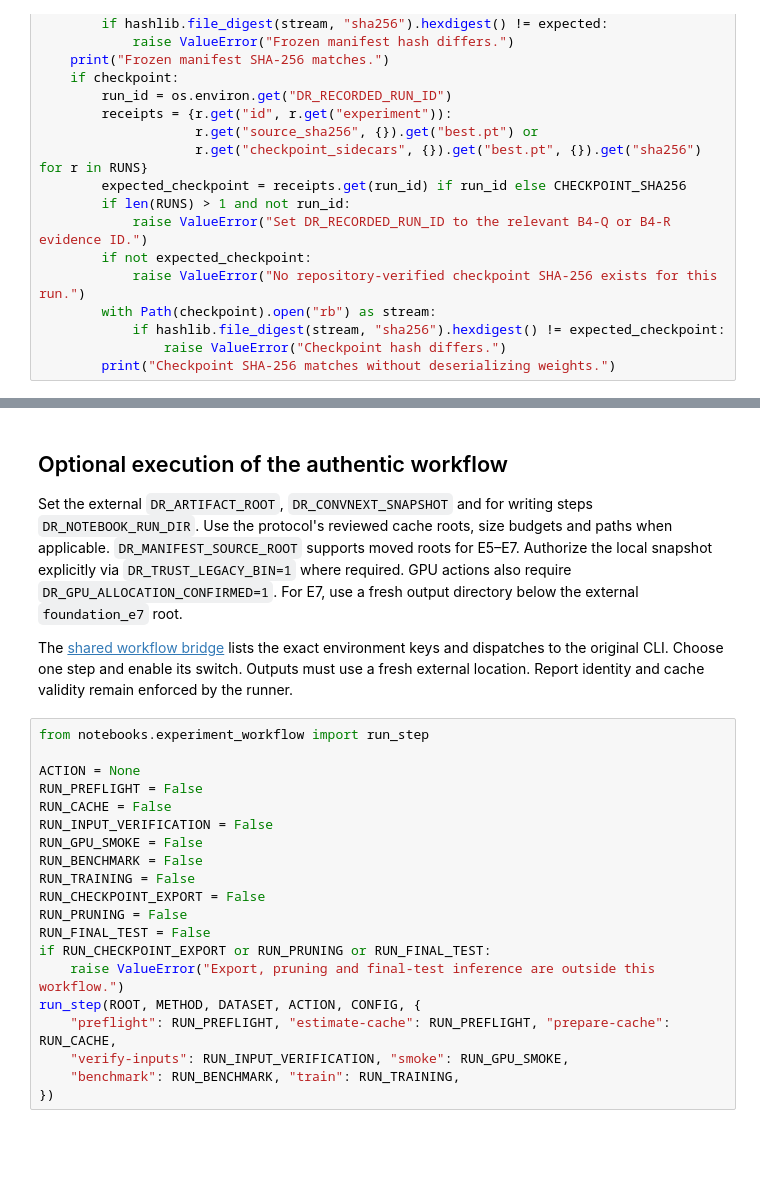
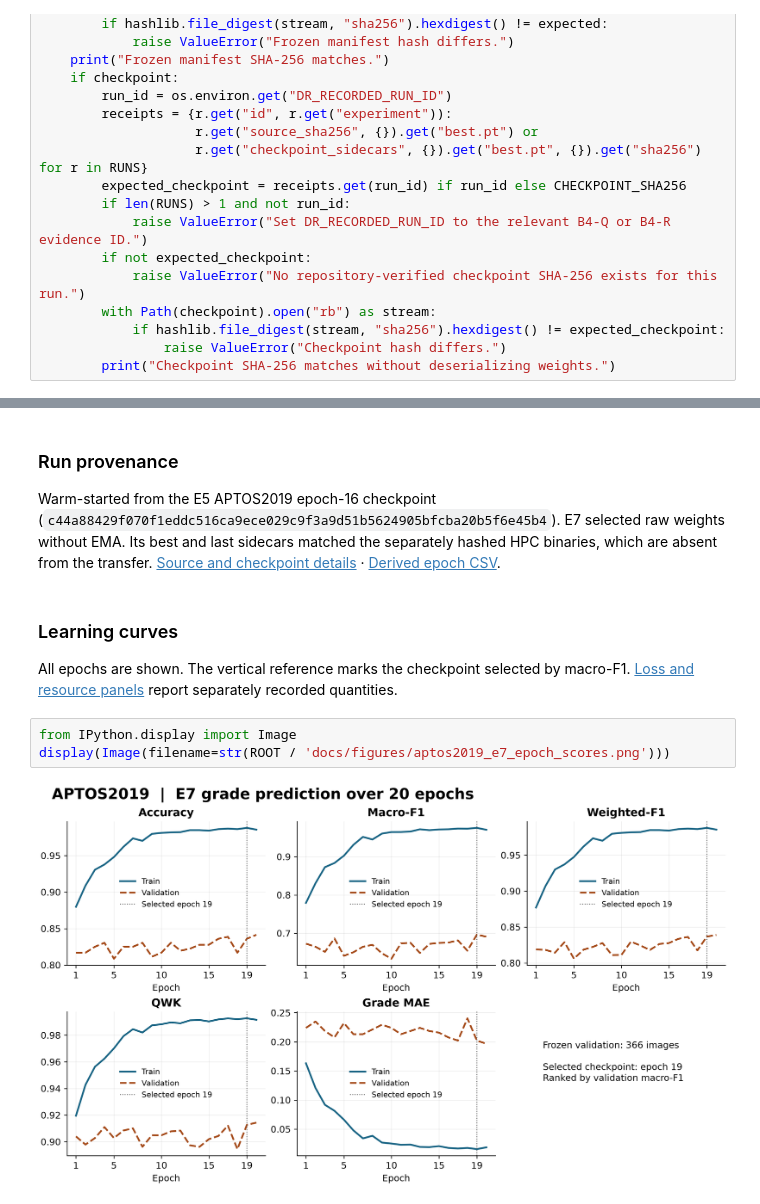
Before and after one commit to salmakamila126/Diabetic-Rethinography, a Jupyter notebook: notebooks/novelty/E7_APTOS2019.ipynb, the cells around one changed output, grey strips where cells are left out. Cells and saved outputs as stored; diff of their text form; blank space fills up the shorter version.

Commit message:
docs(novelty): integrate E7 APTOS2019 validation evidence

```diff
--- a/notebooks/novelty/E7_APTOS2019.ipynb
+++ b/notebooks/novelty/E7_APTOS2019.ipynb
@@ -89,26 +299,13 @@ Do not infer a gain from geometry or multi-view fusion before validation artifac
 # %% [markdown]
-## Optional execution of the authentic workflow
+### Run provenance
 
-Set the external `DR_ARTIFACT_ROOT`, `DR_CONVNEXT_SNAPSHOT` and for writing steps `DR_NOTEBOOK_RUN_DIR`. Use the protocol's reviewed cache roots, size budgets and paths when applicable. `DR_MANIFEST_SOURCE_ROOT` supports moved roots for E5–E7. Authorize the local snapshot explicitly via `DR_TRUST_LEGACY_BIN=1` where required. GPU actions also require `DR_GPU_ALLOCATION_CONFIRMED=1`. For E7, use a fresh output directory below the external `foundation_e7` root.
-
-The [shared workflow bridge](../experiment_workflow.py) lists the exact environment keys and dispatches to the original CLI. Choose one step and enable its switch. Outputs must use a fresh external location. Report identity and cache validity remain enforced by the runner.
+Warm-started from the E5 APTOS2019 epoch-16 checkpoint (`c44a88429f070f1eddc516ca9ece029c9f3a9d51b5624905bfcba20b5f6e45b4`). E7 selected raw weights without EMA. Its best and last sidecars matched the separately hashed HPC binaries, which are absent from the transfer. [Source and checkpoint details](../../results/APTOS2019/e7_global_local/validation_report.md#provenance-and-limitations) · [Derived epoch CSV](../../results/APTOS2019/e7_global_local/history.csv).
-# %%
-from notebooks.experiment_workflow import run_step
-
-ACTION = None
-RUN_PREFLIGHT = False
-RUN_CACHE = False
-RUN_INPUT_VERIFICATION = False
-RUN_GPU_SMOKE = False
-RUN_BENCHMARK = False
-RUN_TRAINING = False
-RUN_CHECKPOINT_EXPORT = False
-RUN_PRUNING = False
-RUN_FINAL_TEST = False
-if RUN_CHECKPOINT_EXPORT or RUN_PRUNING or RUN_FINAL_TEST:
-    raise ValueError("Export, pruning and final-test inference are outside this workflow.")
-run_step(ROOT, METHOD, DATASET, ACTION, CONFIG, {
-    "preflight": RUN_PREFLIGHT, "estimate-cache": RUN_PREFLIGHT, "prepare-cache": RUN_CACHE,
-    "verify-inputs": RUN_INPUT_VERIFICATION, "smoke": RUN_GPU_SMOKE,
-    "benchmark": RUN_BENCHMARK, "train": RUN_TRAINING,
-})
+# %% [markdown]
+### Learning curves
+
+All epochs are shown. The vertical reference marks the checkpoint selected by macro-F1. [Loss and resource panels](../../results/APTOS2019/e7_global_local/validation_report.md#figure-index) report separately recorded quantities.
+# %%
+from IPython.display import Image
+display(Image(filename=str(ROOT / 'docs/figures/aptos2019_e7_epoch_scores.png')))
+# %% [output]
+[figure, added]
```
Also changed, not shown: parts of 12 cells of this notebook, 28 other files.
